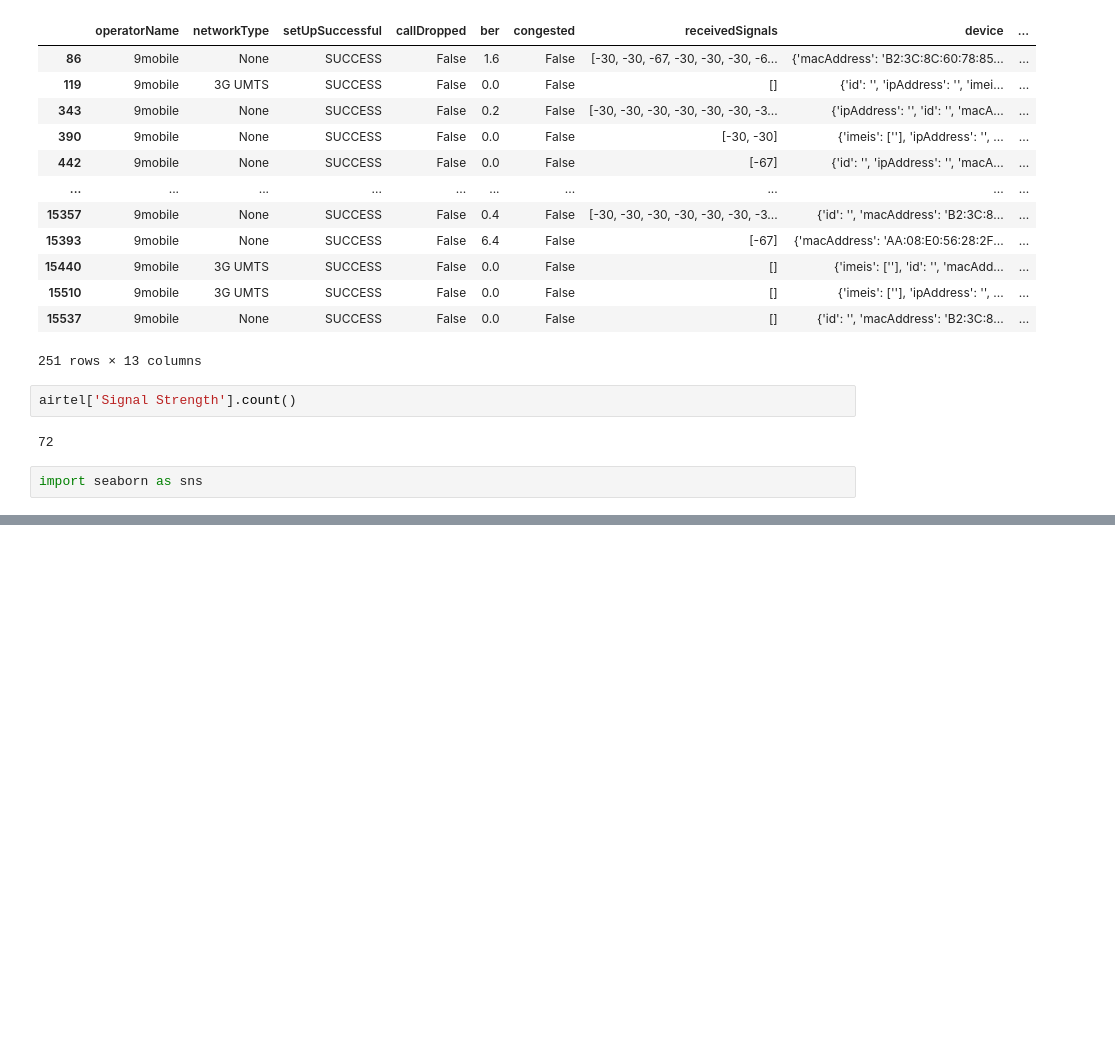
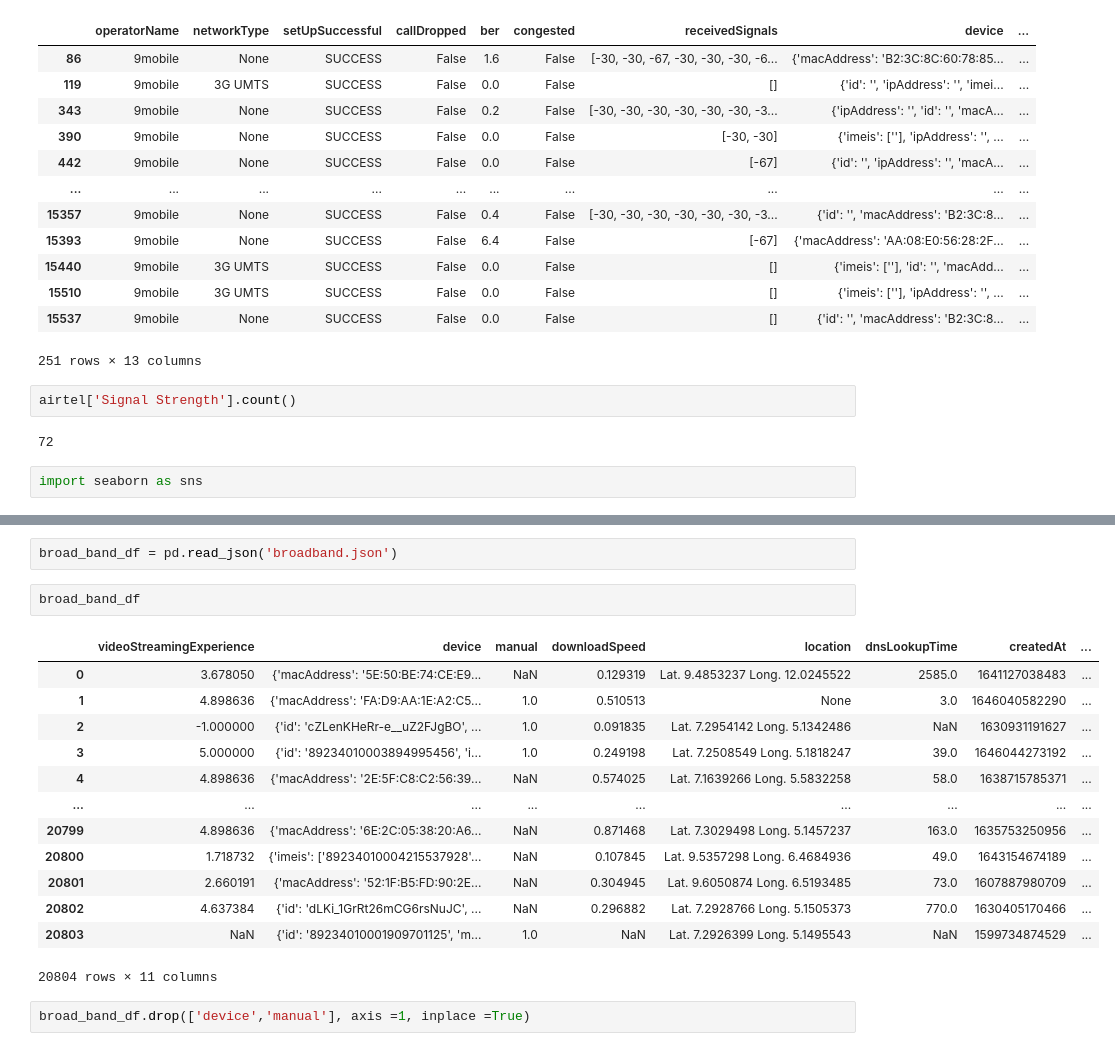
Before and after one commit to flex-akin/Project_ML, a Jupyter notebook: project_work.ipynb, the cells around one changed output, grey strips where cells are left out. Saved outputs shown, nothing was run; the diff lists cells and outputs as text; blank space fills up the shorter version.

Commit message:
started broadband abalysis, used geopandas

```diff
--- a/project_work.ipynb
+++ b/project_work.ipynb
@@ -640,0 +724,20 @@ Name: Hand_over, dtype: int64
+# %%
+broad_band_df = pd.read_json('broadband.json')
+# %%
+broad_band_df
+# %% [output]
+|  | videoStreamingExperience | device | manual | downloadSpeed | location | dnsLookupTime | createdAt | ... |
+| 0 | 3.678050 | {'macAddress': '5E:50:BE:74:CE:E9... | NaN | 0.129319 | Lat. 9.4853237 Long. 12.0245522 | 2585.0 | 1641127038483 | ... |
+| 1 | 4.898636 | {'macAddress': 'FA:D9:AA:1E:A2:C5... | 1.0 | 0.510513 | None | 3.0 | 1646040582290 | ... |
+| 2 | -1.000000 | {'id': 'cZLenKHeRr-e__uZ2FJgBO', ... | 1.0 | 0.091835 | Lat. 7.2954142 Long. 5.1342486 | NaN | 1630931191627 | ... |
+| 3 | 5.000000 | {'id': '89234010003894995456', 'i... | 1.0 | 0.249198 | Lat. 7.2508549 Long. 5.1818247 | 39.0 | 1646044273192 | ... |
+| 4 | 4.898636 | {'macAddress': '2E:5F:C8:C2:56:39... | NaN | 0.574025 | Lat. 7.1639266 Long. 5.5832258 | 58.0 | 1638715785371 | ... |
+| ... | ... | ... | ... | ... | ... | ... | ... | ... |
+| 20799 | 4.898636 | {'macAddress': '6E:2C:05:38:20:A6... | NaN | 0.871468 | Lat. 7.3029498 Long. 5.1457237 | 163.0 | 1635753250956 | ... |
+| 20800 | 1.718732 | {'imeis': ['89234010004215537928'... | NaN | 0.107845 | Lat. 9.5357298 Long. 6.4684936 | 49.0 | 1643154674189 | ... |
+| 20801 | 2.660191 | {'macAddress': '52:1F:B5:FD:90:2E... | NaN | 0.304945 | Lat. 9.6050874 Long. 6.5193485 | 73.0 | 1607887980709 | ... |
+| 20802 | 4.637384 | {'id': 'dLKi_1GrRt26mCG6rsNuJC', ... | NaN | 0.296882 | Lat. 7.2928766 Long. 5.1505373 | 770.0 | 1630405170466 | ... |
+| 20803 | NaN | {'id': '89234010001909701125', 'm... | 1.0 | NaN | Lat. 7.2926399 Long. 5.1495543 | NaN | 1599734874529 | ... |
+20804 rows × 11 columns
+# %%
+broad_band_df.drop(['device','manual'], axis =1, inplace =True)
```
Also changed, not shown: parts of 53 cells of this notebook, 2 other files.
